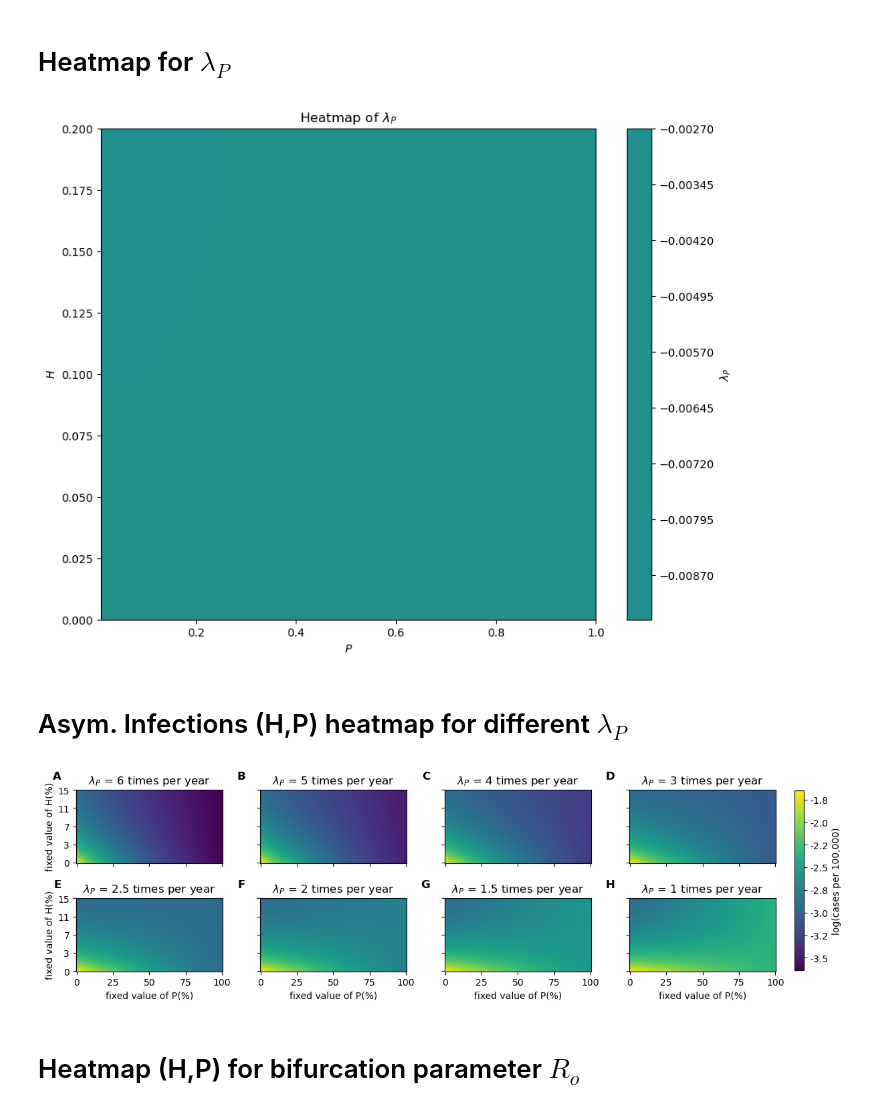
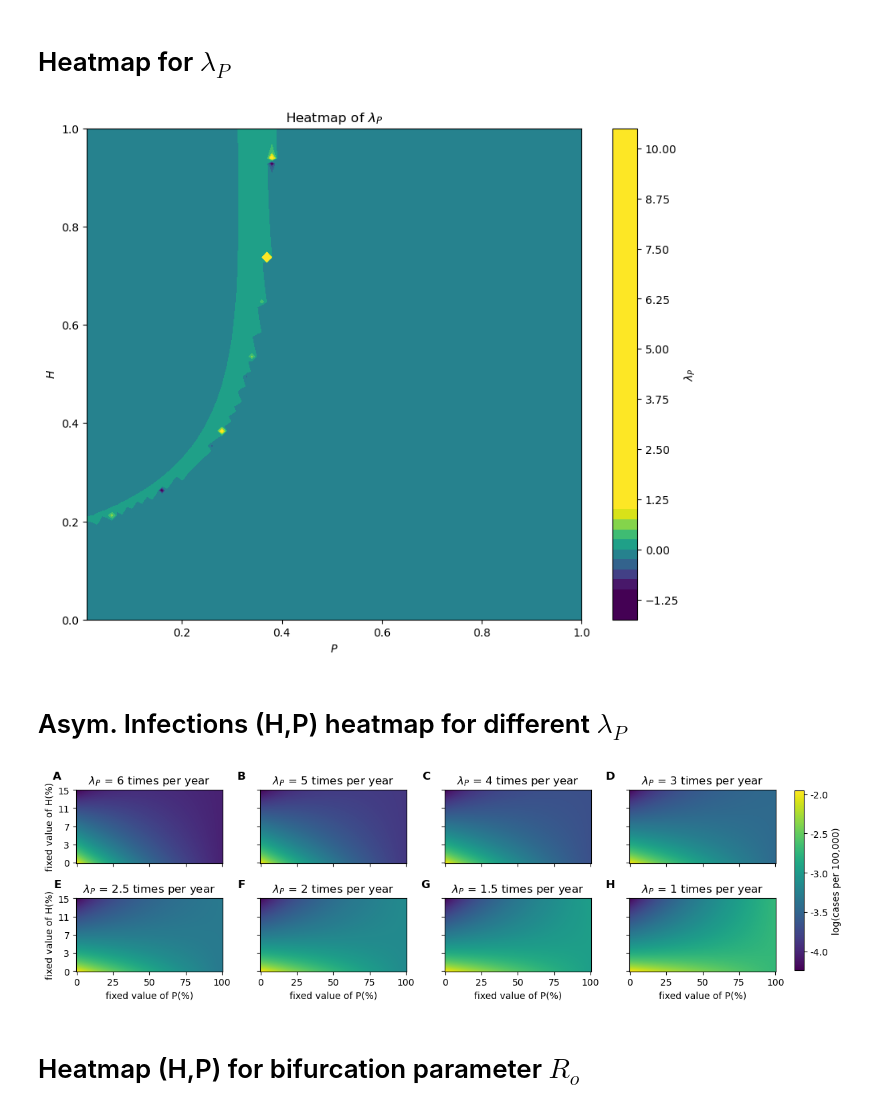
Before and after one commit to Priesemann-Group/testing-paradox-HIV-STI, a Jupyter notebook: notebooks/BifurcationAnalysis/NotebookForPrEP.ipynb, the cells around one changed output. Saved outputs shown, nothing was run; the diff lists cells and outputs as text; code cells hidden in the pictures.

Commit message:
BifurcationAnalysis: Beta_STI:0.0016

```diff
--- a/notebooks/BifurcationAnalysis/NotebookForPrEP.ipynb
+++ b/notebooks/BifurcationAnalysis/NotebookForPrEP.ipynb
@@ -8,7 +8,7 @@ from matplotlib.ticker import FuncFormatter
 #Parameters
 args = {
     "beta_HIV": 0.6341 / 360.0,
-    "beta_STI": 0.0016 * 5.0,
+    "beta_STI": 0.0016,
     "mu": 1.0 / 45.0 / 360.0,
     "gamma_STI": 1.0 / 1.32 / 360.0,
     "gammaT_STI": 1.0 / 14.0,
@@ -36,9 +36,7 @@ def alpha(P, H, beta_STI=args["beta_STI"]):
 # %% [markdown]
 # Heatmap for $\lambda_P$
 # %%
-
-# Define the parameters
-beta_STI_0 = 0.0016 * 5
+beta_STI_0 = 0.0016
 psi = 0.9
 mu = 1.0 / 45.0 / 360.0
 gamma = 1.0 / 1.32 / 360.0
@@ -48,38 +46,36 @@ min_exp = 0.0
 max_exp = 1.0
 tau_exp = 0.2
 
-# Mitigation function
-def m(H, min_exp=min_exp, max_exp=max_exp, tau_exp=tau_exp):
-    return min_exp + (max_exp - min_exp) * (1 - np.exp(-H / tau_exp))
+
 
 # Explicit expression for lambda_P
 def lambda_P(P, H):
     term1=psi/(1/(beta_STI_0*(1-m(H)*(1-P)))-(1-psi)/mu)
     term2=gamma+C*(1-m(H))*beta_HIV*H*(1-P)+mu
     return (term1-term2)
 
 # Define the ranges for H and P values
-H_values = np.linspace(0, 0.2, 100)
+H_values = np.linspace(0, 1, 100)
 P_values = np.linspace(0.01, 1, 100)  # Avoid P = 0 to prevent division by zero
 
 # Initialize a 2D array to hold lambda_P values
 lambda_P_grid = np.zeros((len(H_values), len(P_values)))
 
 # Calculate lambda_P for each combination of H and P
 for i, H in enumerate(H_values):
     for j, P in enumerate(P_values):
         lambda_P_grid[i, j] = lambda_P(P, H)
 
 # Plotting
 plt.figure(figsize=(10, 8))
 plt.contourf(P_values, H_values, lambda_P_grid, levels=50, cmap='viridis', vmin=-1, vmax=1)
 plt.colorbar(label='$\lambda_P$')
 plt.xlabel('$P$')
 plt.ylabel('$H$')
 plt.title('Heatmap of $\lambda_P$')
 plt.show()
 # %% [output]
-[figure, old version]
+[figure, new version]
 # %% [markdown]
 # Asym. Infections (H,P) heatmap for different $\lambda_P$
 # %%
@@ -194,7 +190,7 @@ cbar.ax.set_ylabel("log(cases per 100,000)")
 
 plt.show()
 # %% [output]
-[figure, old version]
+[figure, new version]
 # %% [markdown]
 # Heatmap (H,P) for bifurcation parameter $R_o$
 # %%
```
Also changed, not shown: parts of 4 cells of this notebook, 1 other file.
